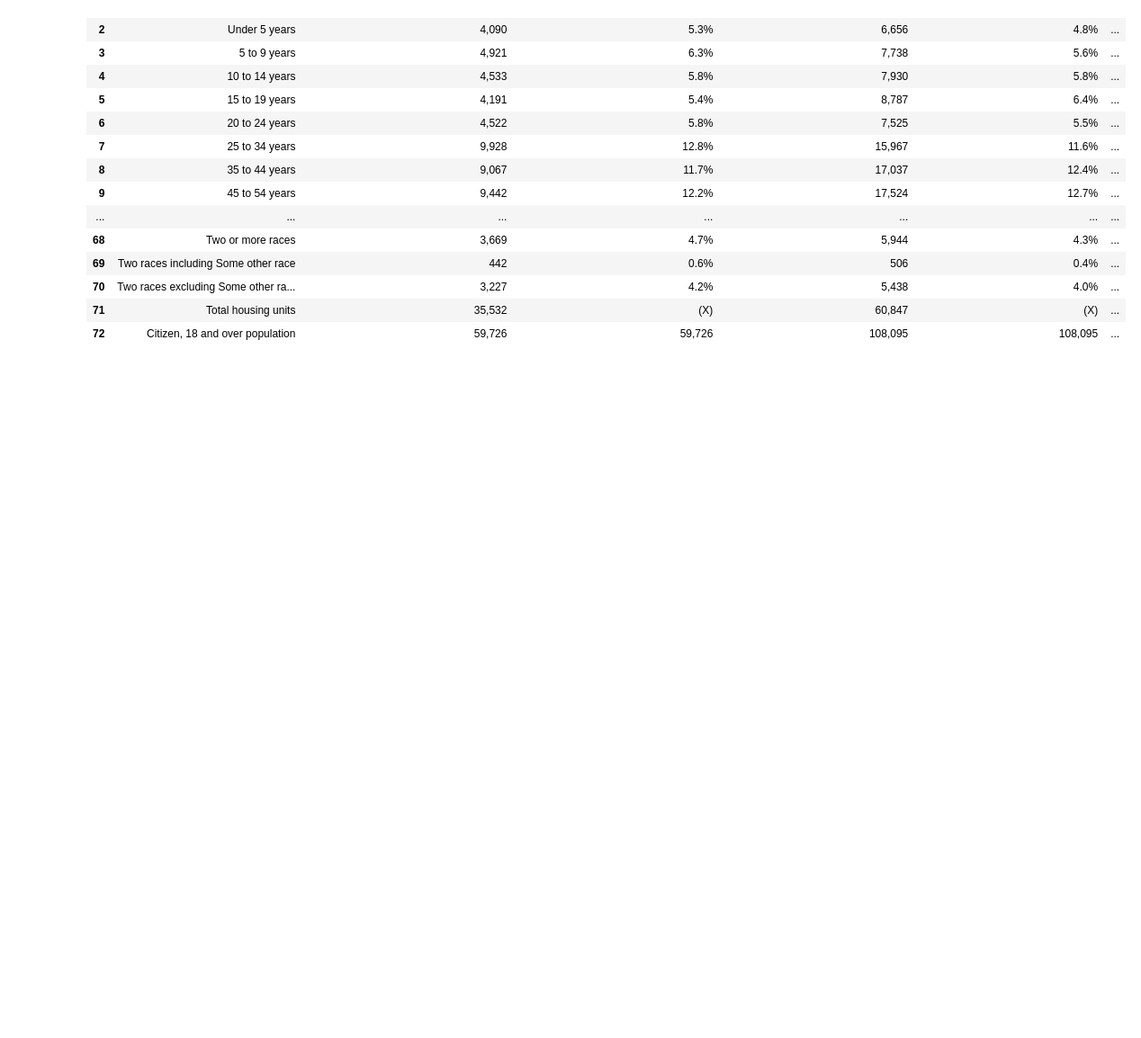
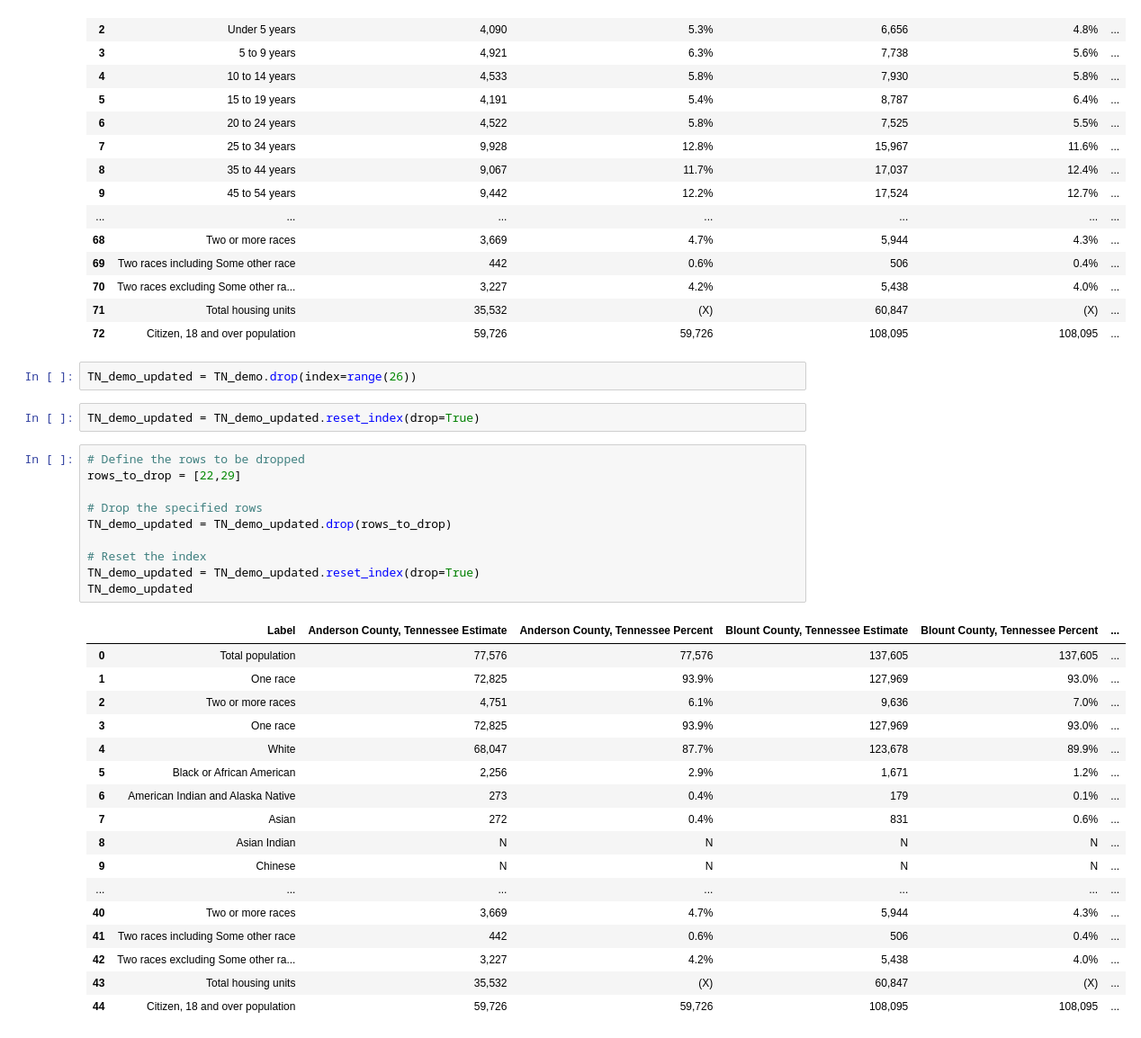
Before and after one commit to scost46/TN_Obesity_Analysis_Capstone, a Jupyter notebook: notebooks/TN_census_notebook.ipynb, the cells around one changed output. Shown at 90% size. Cells and saved outputs as stored; diff of their text form; blank space fills up the shorter version.

```diff
--- a/notebooks/TN_census_notebook.ipynb
+++ b/notebooks/TN_census_notebook.ipynb
@@ -328,3 +330,35 @@ TN_demo
 | 70 | Two races excluding Some other ra... | 3,227 | 4.2% | 5,438 | 4.0% | ... |
 | 71 | Total housing units | 35,532 | (X) | 60,847 | (X) | ... |
 | 72 | Citizen, 18 and over population | 59,726 | 59,726 | 108,095 | 108,095 | ... |
+# %%
+TN_demo_updated = TN_demo.drop(index=range(26))
+# %%
+TN_demo_updated = TN_demo_updated.reset_index(drop=True)
+# %%
+# Define the rows to be dropped
+rows_to_drop = [22,29]
+
+# Drop the specified rows
+TN_demo_updated = TN_demo_updated.drop(rows_to_drop)
+
+# Reset the index
+TN_demo_updated = TN_demo_updated.reset_index(drop=True)
+TN_demo_updated
+# %% [output]
+|  | Label | Anderson County, Tennessee Estimate | Anderson County, Tennessee Percent | Blount County, Tennessee Estimate | Blount County, Tennessee Percent | ... |
+| 0 | Total population | 77,576 | 77,576 | 137,605 | 137,605 | ... |
+| 1 | One race | 72,825 | 93.9% | 127,969 | 93.0% | ... |
+| 2 | Two or more races | 4,751 | 6.1% | 9,636 | 7.0% | ... |
+| 3 | One race | 72,825 | 93.9% | 127,969 | 93.0% | ... |
+| 4 | White | 68,047 | 87.7% | 123,678 | 89.9% | ... |
+| 5 | Black or African American | 2,256 | 2.9% | 1,671 | 1.2% | ... |
+| 6 | American Indian and Alaska Native | 273 | 0.4% | 179 | 0.1% | ... |
+| 7 | Asian | 272 | 0.4% | 831 | 0.6% | ... |
+| 8 | Asian Indian | N | N | N | N | ... |
+| 9 | Chinese | N | N | N | N | ... |
+| ... | ... | ... | ... | ... | ... | ... |
+| 40 | Two or more races | 3,669 | 4.7% | 5,944 | 4.3% | ... |
+| 41 | Two races including Some other race | 442 | 0.6% | 506 | 0.4% | ... |
+| 42 | Two races excluding Some other ra... | 3,227 | 4.2% | 5,438 | 4.0% | ... |
+| 43 | Total housing units | 35,532 | (X) | 60,847 | (X) | ... |
+| 44 | Citizen, 18 and over population | 59,726 | 59,726 | 108,095 | 108,095 | ... |
```
Also changed, not shown: parts of 1 cell of this notebook.
